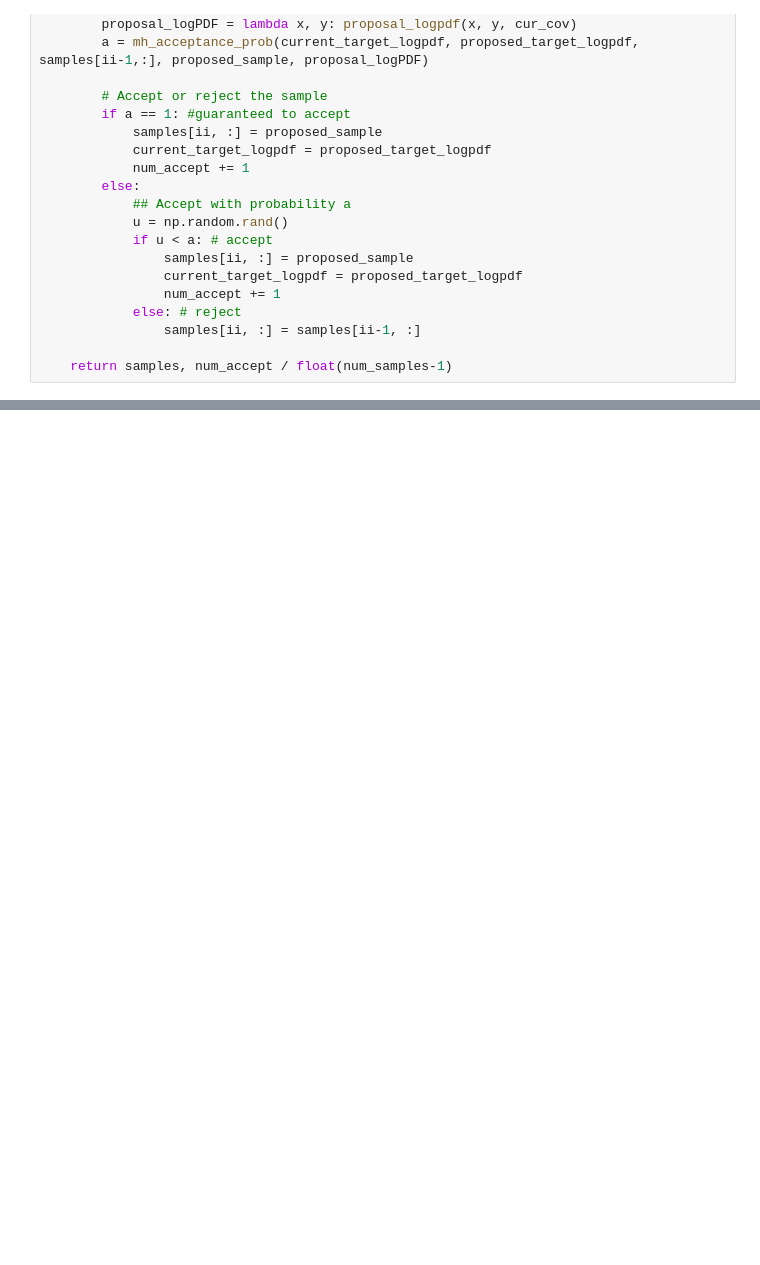
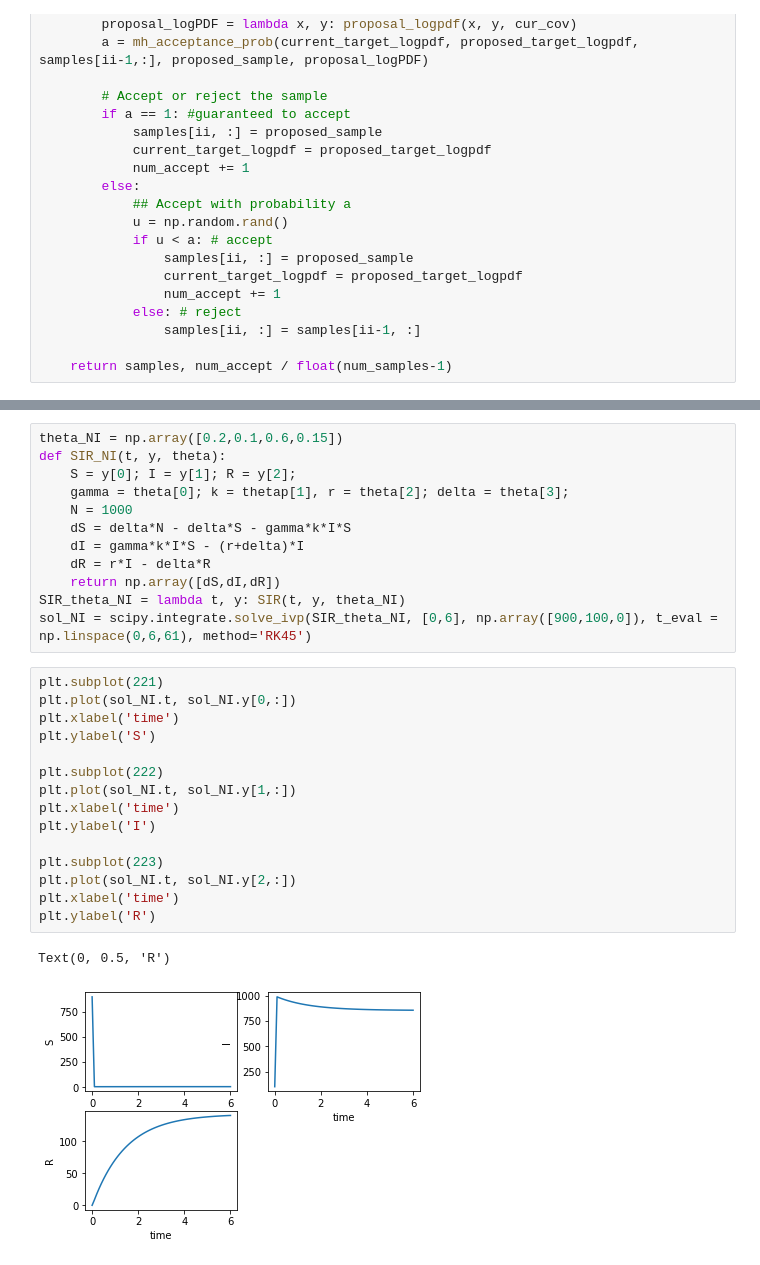
Before and after one commit to hardikparwana/aerosp567, a Jupyter notebook: Project 2/Project2_2.ipynb, the cells around one changed output, grey strips where cells are left out. Drawn from its saved outputs; the diff is of its cells as text; blank space fills up the shorter version.

```diff
--- a/Project 2/Project2_2.ipynb
+++ b/Project 2/Project2_2.ipynb
@@ -413,0 +462,30 @@ def delayed_rejection_mhmcmc(starting_sample, starting_cov, num_samples, target_
+# %%
+theta_NI = np.array([0.2,0.1,0.6,0.15])
+def SIR_NI(t, y, theta):
+    S = y[0]; I = y[1]; R = y[2];
+    gamma = theta[0]; k = thetap[1], r = theta[2]; delta = theta[3];
+    N = 1000
+    dS = delta*N - delta*S - gamma*k*I*S
+    dI = gamma*k*I*S - (r+delta)*I
+    dR = r*I - delta*R
+    return np.array([dS,dI,dR])
+SIR_theta_NI = lambda t, y: SIR(t, y, theta_NI)
+sol_NI = scipy.integrate.solve_ivp(SIR_theta_NI, [0,6], np.array([900,100,0]), t_eval = np.linspace(0,6,61), method='RK45')
+# %%
+plt.subplot(221)
+plt.plot(sol_NI.t, sol_NI.y[0,:])
+plt.xlabel('time')
+plt.ylabel('S')
+
+plt.subplot(222)
+plt.plot(sol_NI.t, sol_NI.y[1,:])
+plt.xlabel('time')
+plt.ylabel('I')
+
+plt.subplot(223)
+plt.plot(sol_NI.t, sol_NI.y[2,:])
+plt.xlabel('time')
+plt.ylabel('R')
+# %% [output]
+Text(0, 0.5, 'R')
+[figure, added]
```
Also changed, not shown: parts of 29 cells of this notebook.
